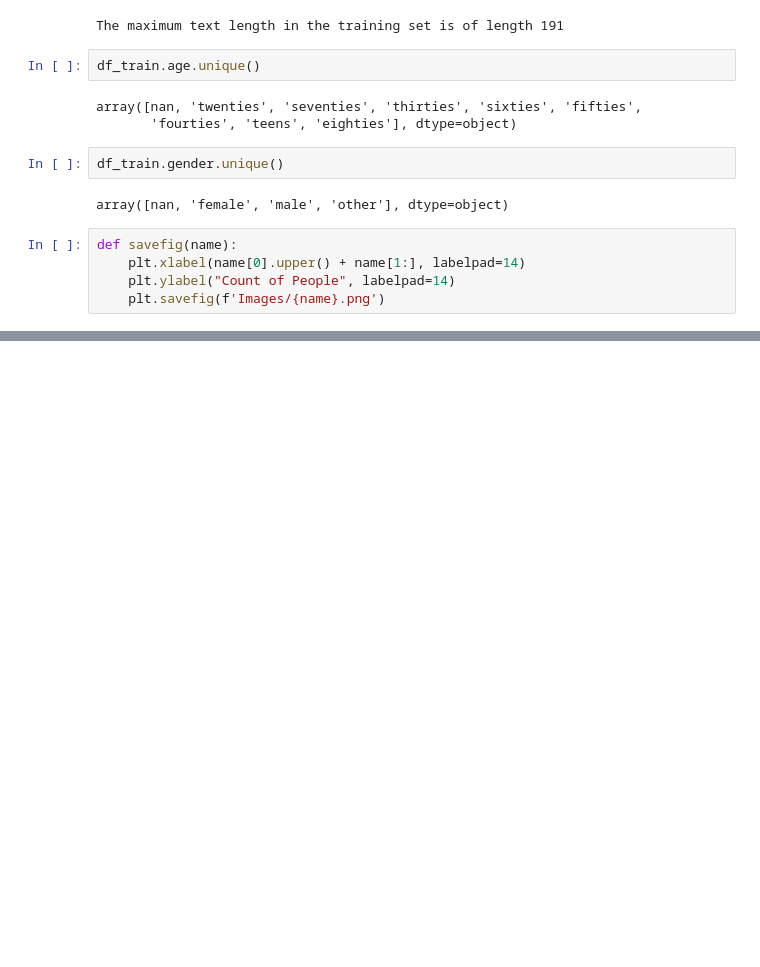
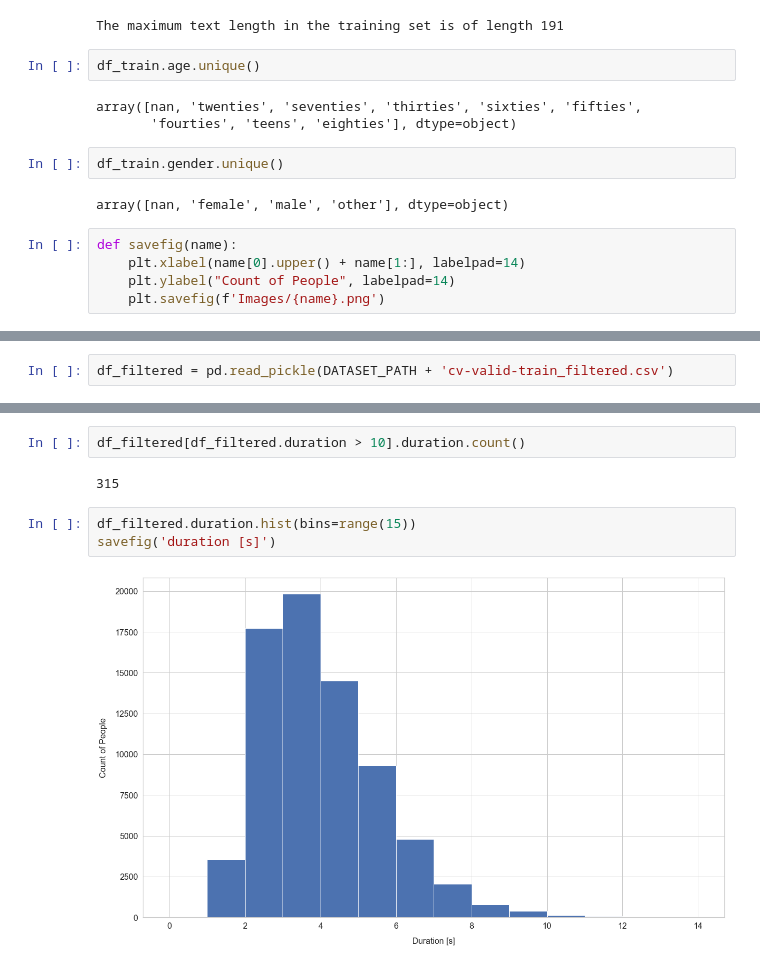
Before and after one commit to TRoboto/Gender-Recognition-by-Voice, a Jupyter notebook: EDA.ipynb, the cells around one changed output, grey strips where cells are left out. Drawn from its saved outputs; the diff is of its cells as text; blank space fills up the shorter version.

```diff
--- a/EDA.ipynb
+++ b/EDA.ipynb
@@ -144,0 +207,2 @@ array([nan])
+# %%
+df_filtered = pd.read_pickle(DATASET_PATH + 'cv-valid-train_filtered.csv')
@@ -144,0 +221,9 @@ array([nan])
+# %%
+df_filtered[df_filtered.duration > 10].duration.count()
+# %% [output]
+315
+# %%
+df_filtered.duration.hist(bins=range(15))
+savefig('duration [s]')
+# %% [output]
+[figure, added]
```
Also changed, not shown: parts of 16 cells of this notebook.
